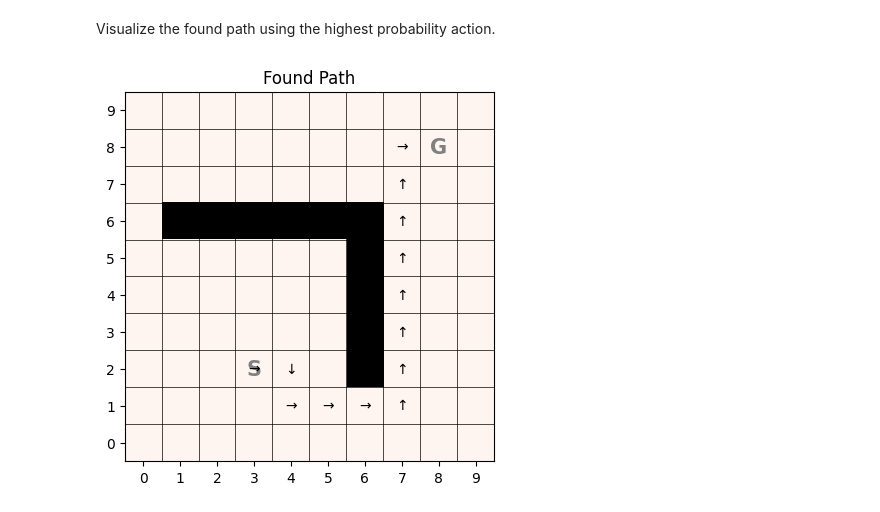
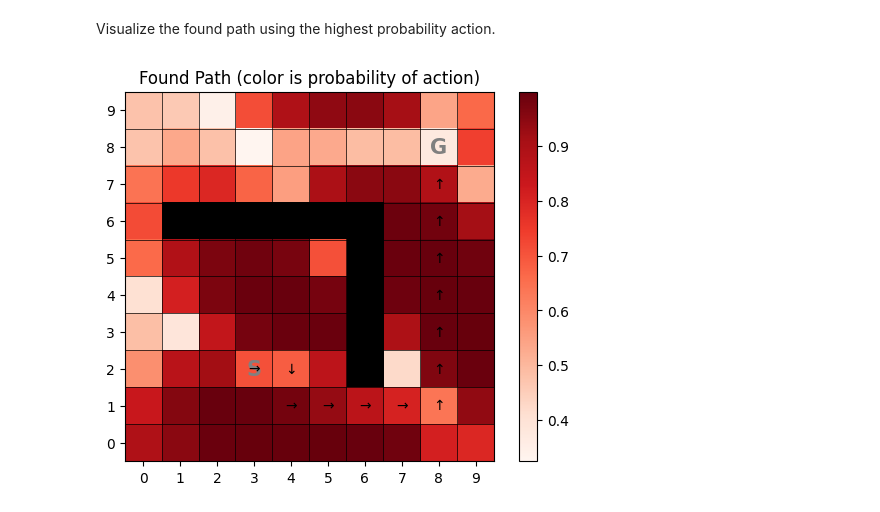
Before and after one commit to mhahsler/Introduction_to_Reinforcement_Learning, a Jupyter notebook: Policy_Gradient/L_maze_policy_approximation_REINFORCE.ipynb, the cells around one changed output. Cells and saved outputs as stored; diff of their text form; code cells hidden in the pictures.

```diff
--- a/Policy_Gradient/L_maze_policy_approximation_REINFORCE.ipynb
+++ b/Policy_Gradient/L_maze_policy_approximation_REINFORCE.ipynb
@@ -32,7 +32,7 @@ from gym_classics.algorithms.linear_approximation import transformation_fourier_
 trans_fb = transformation_fourier_basis(min = np.array([0,0]), max = env.dims, order=2)
 
 def state_features(s,env):
-    return trans_fb(env.id2state(s))
+    return trans_fb(s)
 # %%
 def state_action_features(s,a,env):
     s = state_features(s,env)
@@ -143,7 +140,8 @@ def REINFORCE(
     ):
 
     if theta is None:
-        theta = np.zeros(1+len(state_features(0, env))*env.action_space.n)
+        state, _ = env.reset()
+        theta = np.zeros(1 + len(state_features(state, env)) * env.action_space.n)
 
     if history:
         returns = []
@@ -181,7 +179,7 @@ def REINFORCE(
 
     return theta
 # %%
-theta, history = REINFORCE(env, n=1000,
+theta, history = REINFORCE(env, n=2000,
                            alpha=LinearDecaySchedule(0.1, 0.001, 1000),
                            gamma=0.99,
                            max_episode_length = 500,
@@ -198,6 +196,6 @@ Note: MC produces initially high variance.
 # %% [markdown]
 ## The Learned Policy
 # %%
-pol = [pi(s, theta,env) for s in range(env.observation_space.n)]
+pol = [pi(env.id2state(s), theta,env) for s in env.states()]
 pol
 # %% [output]
@@ -232,10 +230,11 @@ Visualize the found path using the highest probability action.
 # %%
 from gym_classics.algorithms.monte_carlo_methods import sample_episode
 
 path = sample_episode(env, policy=pol_discrete, max_len=100)
-env.image(policy=pol_discrete, episode=path, title='Found Path')
+path = [(env.state2id(s), a, r,env.state2id(sp)) for s,a,r,sp in path]
+env.image(V = prob, policy=pol_discrete, episode=path, title='Found Path (color is probability of action)')
 # %% [output]
-[figure, old version]
+[figure, new version]
 # %% [markdown]
 
 &copy; 2025 [Michael Hahsler](http://michael.hahsler.net).
```
Also changed, not shown: parts of 8 cells of this notebook, 4 other files.
